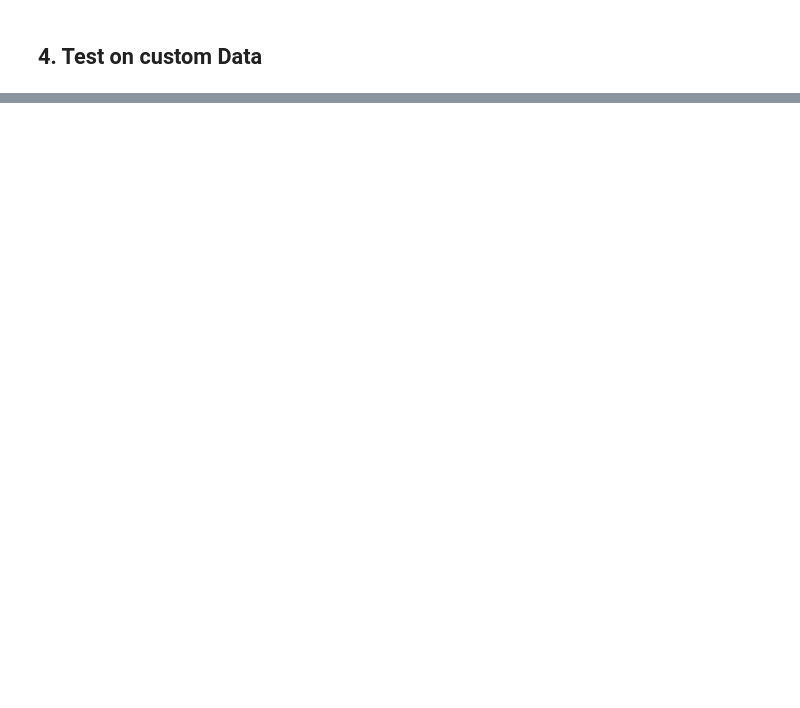
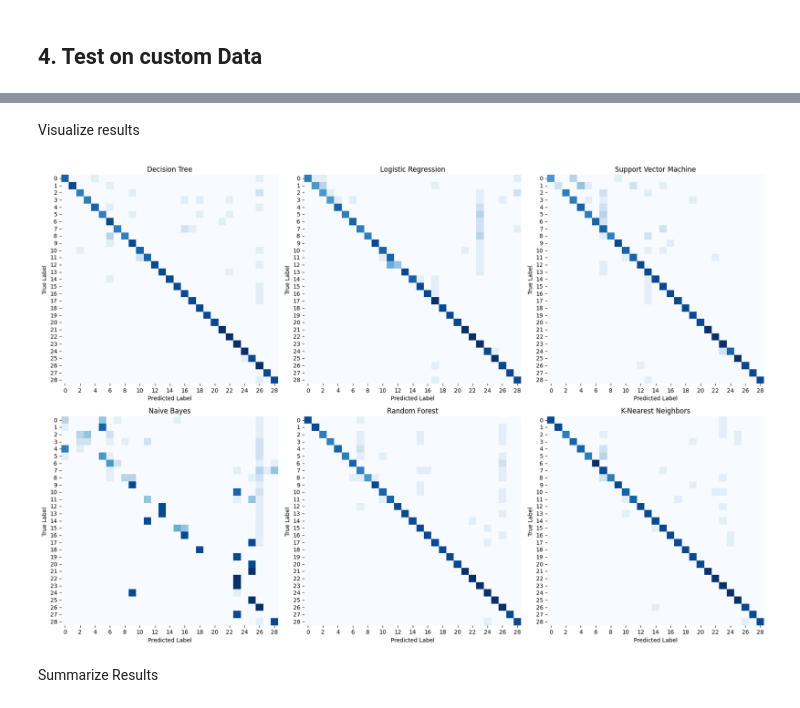
Before and after one commit to LunabaLeeris/ASLClassification, a Jupyter notebook: main.ipynb, the cells around one changed output, grey strips where cells are left out. Cells and saved outputs as stored; diff of their text form; code cells hidden in the pictures; blank space fills up the shorter version.

```diff
--- a/main.ipynb
+++ b/main.ipynb
@@ -223,11 +221,13 @@ LogisticRegression(max_iter=1000, random_state=42)
 Predict and produce a confusion matrix for each model
 # %%
 confusion_matrices = {}
+predictions = {}
 
 for model_name, model in models.items():
     y_pred = model.predict(x_val)
     cm = confusion_matrix(y_val, y_pred)
     confusion_matrices[model_name] = cm
+    predictions[model_name] = y_pred
 # %% [markdown]
 Plot
 # %%
@@ -250,10 +268,4 @@ Summarize the finding
 # %%
-summary = []
-for model_name, model in models.items():
-    y_pred = model.predict(x_val)
-    accuracy = accuracy_score(y_val, y_pred)
-    summary.append({"Model": model_name, "Accuracy": accuracy})
-
 summary_df = pd.DataFrame(summary)
 print("\nSummary of Model Performance:")
 print(summary_df)
@@ -270,0 +332,28 @@ Summary of Model Performance:
+# %%
+confusion_matrices_test = {}
+predictions_test = {}
+
+for model_name, model in models.items():
+    y_pred = model.predict(x_test)
+    cm = confusion_matrix(y_test, y_pred)
+    confusion_matrices_test[model_name] = cm
+    predictions_test[model_name] = y_pred
+# %% [markdown]
+Visualize results
+# %%
+# Plotting
+fig, axes = plt.subplots(2, 3, figsize=(18, 12))  # Adjust grid size as needed
+axes = axes.ravel()  # Flatten the array for easy indexing
+
+for i, (model_name, cm) in enumerate(confusion_matrices_test.items()):
+    sns.heatmap(cm, annot=False, fmt='d', cmap='Blues', ax=axes[i], cbar=False)
+    axes[i].set_title(f"{model_name}")
+    axes[i].set_xlabel('Predicted Label')
+    axes[i].set_ylabel('True Label')
+
+plt.tight_layout()
+plt.show()
+# %% [output]
+[figure, added]
+# %% [markdown]
+Summarize Results
```
Also changed, not shown: parts of 11 cells of this notebook.
